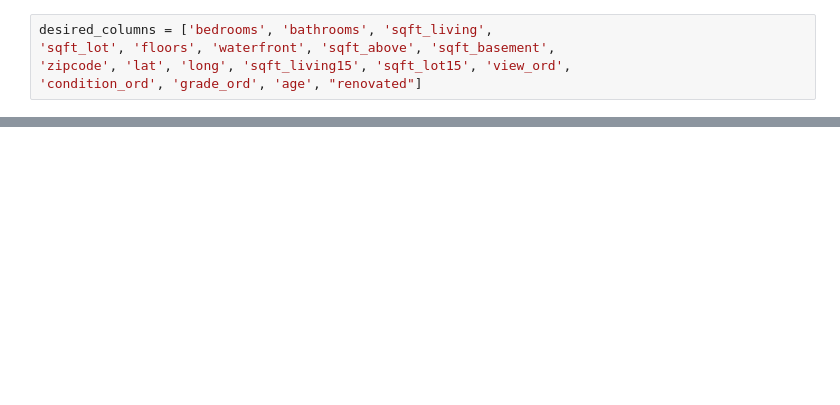
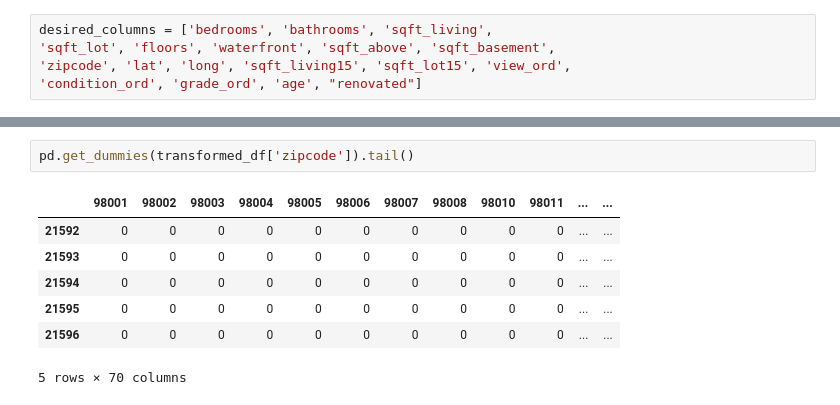
Before and after one commit to tweatherfordk/Linear-Regression-Housing-Model, a Jupyter notebook: Trystan/Kings_County_EDA.ipynb, the cells around one changed output, grey strips where cells are left out. Drawn from its saved outputs; the diff is of its cells as text; blank space fills up the shorter version.

```diff
--- a/Trystan/Kings_County_EDA.ipynb
+++ b/Trystan/Kings_County_EDA.ipynb
@@ -309,0 +398,10 @@ plt.show()
+# %%
+pd.get_dummies(transformed_df['zipcode']).tail()
+# %% [output]
+|  | 98001 | 98002 | 98003 | 98004 | 98005 | 98006 | 98007 | 98008 | 98010 | 98011 | ... | ... |
+| 21592 | 0 | 0 | 0 | 0 | 0 | 0 | 0 | 0 | 0 | 0 | ... | ... |
+| 21593 | 0 | 0 | 0 | 0 | 0 | 0 | 0 | 0 | 0 | 0 | ... | ... |
+| 21594 | 0 | 0 | 0 | 0 | 0 | 0 | 0 | 0 | 0 | 0 | ... | ... |
+| 21595 | 0 | 0 | 0 | 0 | 0 | 0 | 0 | 0 | 0 | 0 | ... | ... |
+| 21596 | 0 | 0 | 0 | 0 | 0 | 0 | 0 | 0 | 0 | 0 | ... | ... |
+5 rows × 70 columns
```
Also changed, not shown: parts of 20 cells of this notebook, 1 other file.
